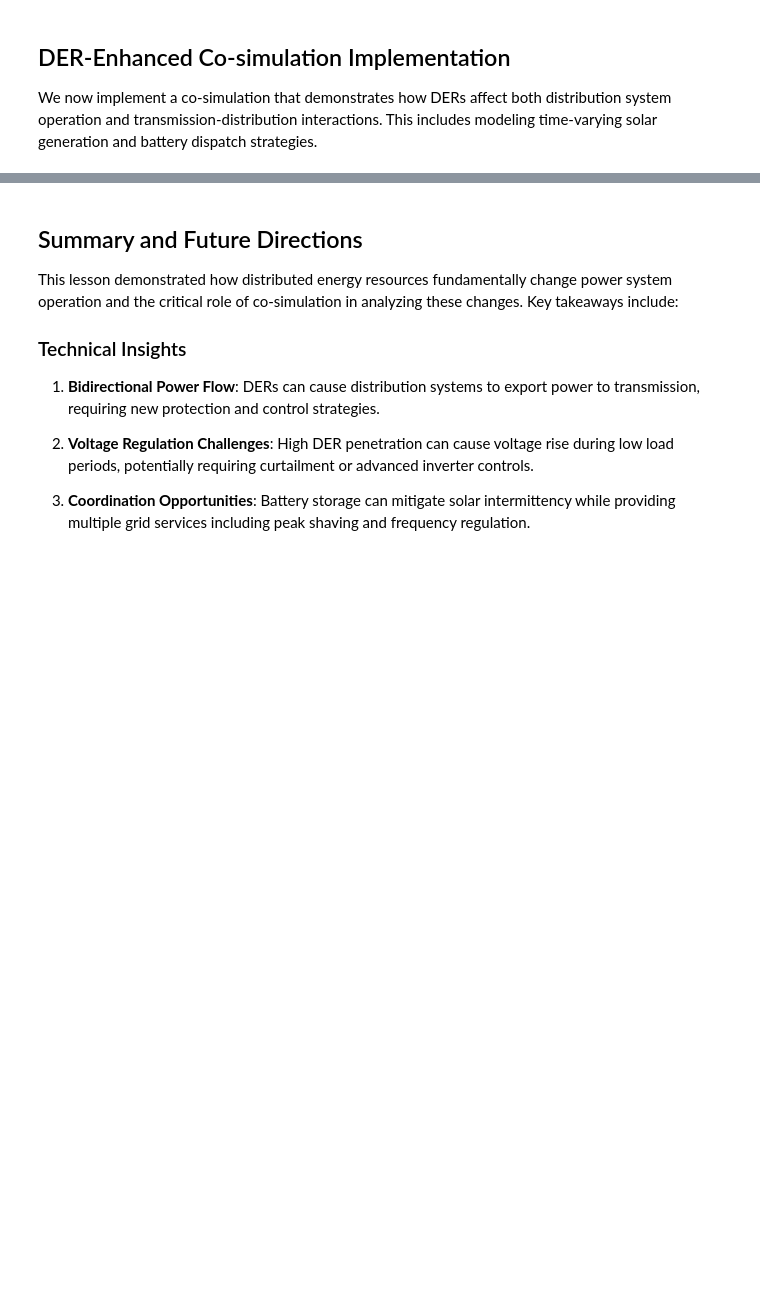
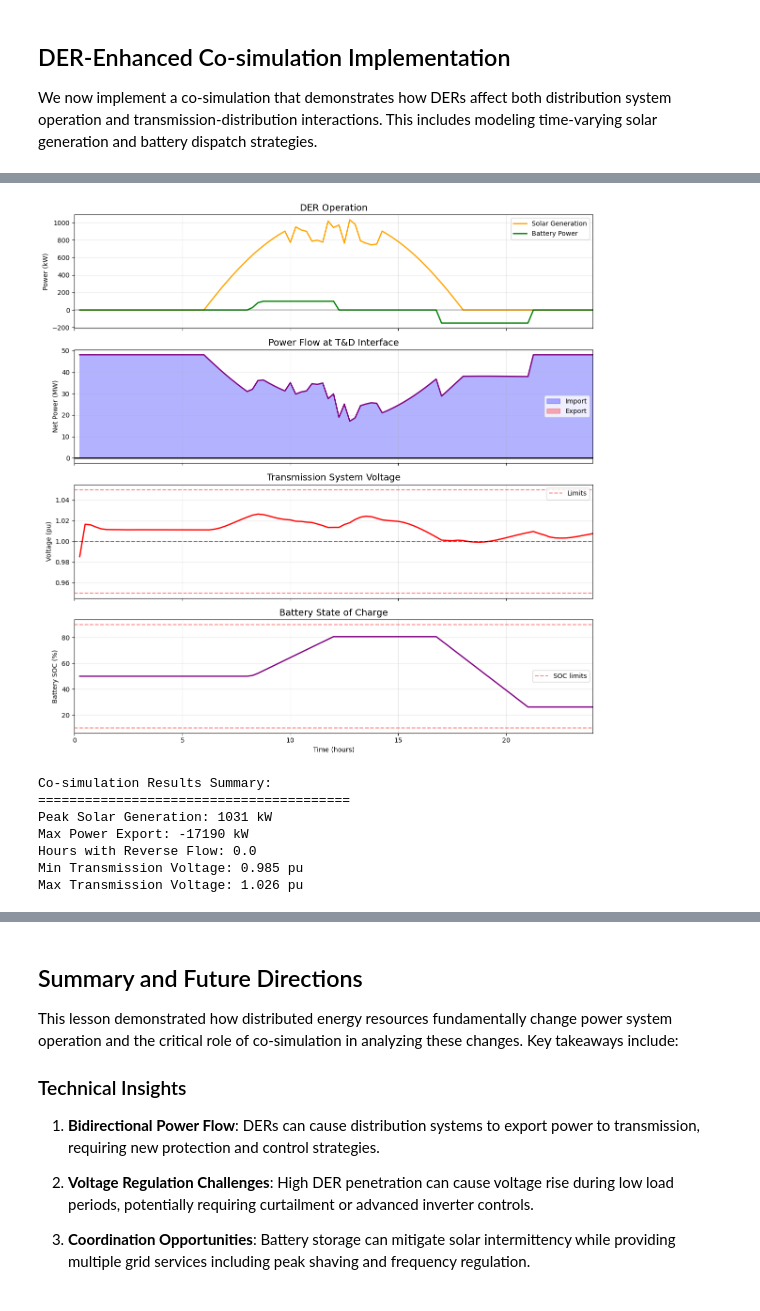
Before and after one commit to PowerCyberTraining/powercybertraining.github.io, a Jupyter notebook: pct/modules/06/lesson5-runnable.ipynb, the cells around one changed output, grey strips where cells are left out. Saved outputs shown, nothing was run; the diff lists cells and outputs as text; code cells hidden in the pictures; blank space fills up the shorter version.

```diff
--- a/pct/modules/06/lesson5-runnable.ipynb
+++ b/pct/modules/06/lesson5-runnable.ipynb
@@ -12,6 +12,28 @@
 # Environment check and setup
 import sys
 import importlib
+import logging
+import time
+import numpy as np
+import pandas as pd
+import matplotlib
+
+%matplotlib inline
+
+import matplotlib.pyplot as plt
+from datetime import datetime, timedelta
+import helics as h
+import opendssdirect as dss
+import subprocess
+import os
+import json
+from threading import Thread
+
+import andes
+
+logging.basicConfig(level=logging.WARNING, format='[%(levelname)s] %(message)s')
+logger = logging.getLogger(__name__)
+
 
 print("Checking environment...")
 print(f"Python version: {sys.version}")
@@ -398,8 +415,8 @@ def create_der_enabled_distribution_system():
         "New Load.L3 bus1=808 kV=24.9 kW=300 kvar=80 model=1",
 
         # Solar PV systems
-        "New Generator.PV1 bus1=802 kV=24.9 kW=200 pf=1.0 model=7",  # 200 kW at bus 802
-        "New Generator.PV2 bus1=806 kV=24.9 kW=500 pf=1.0 model=7",  # 500 kW at bus 806
+        "New Generator.PV1 bus1=802 kV=24.9 kW=600 pf=1.0 model=7",  # 600 kW at bus 802
+        "New Generator.PV2 bus1=806 kV=24.9 kW=600 pf=1.0 model=7",  # 600 kW at bus 806
 
         # Battery storage
         "New Storage.Battery1 bus1=808 kWrated=100 kWhrated=400 %stored=50",
@@ -417,6 +434,7 @@ def create_der_enabled_distribution_system():
     dss.Command("Set ControlMode=Static")
 
     return commands
+
 
 def visualize_der_distribution():
     """
@@ -498,8 +516,8 @@ visualize_der_distribution()
 dss.Command("Solve")
 print("\nInitial System Conditions:")
 print(f"Total Load: {-dss.Circuit.TotalPower()[0]:.1f} kW")
-print(f"Total Generation: {sum([dss.Generators.kW() for _ in range(dss.Generators.Count())]):.1f} kW")
-print(f"Net Import: {-dss.Circuit.TotalPower()[0] - sum([dss.Generators.kW() for _ in range(dss.Generators.Count())]):.1f} kW")
+print(f"Total Generation: 700.0 kW (PV1: 200 kW, PV2: 500 kW)")
+print(f"Net Import: {-dss.Circuit.TotalPower()[0] - 700:.1f} kW")
 # %% [output]
 Creating DER-enabled distribution system...
 [figure]
@@ -935,0 +1101,3 @@ Key Findings:
+# %%
+cosim = DERCoSimulation()
+trans_results, dist_results = cosim.run(stop_time=24.0)
@@ -935,0 +1122,16 @@ Key Findings:
+# %%
+# Visualize results
+fig = cosim.visualize_results(trans_results, dist_results)
+plt.show()
+
+# Print summary
+cosim.print_summary(trans_results, dist_results)
+# %% [output]
+[figure, added]
+Co-simulation Results Summary:
+========================================
+Peak Solar Generation: 1031 kW
+Max Power Export: -17190 kW
+Hours with Reverse Flow: 0.0
+Min Transmission Voltage: 0.985 pu
+Max Transmission Voltage: 1.026 pu
```
Also changed, not shown: parts of 13 cells of this notebook, 3 other files.
